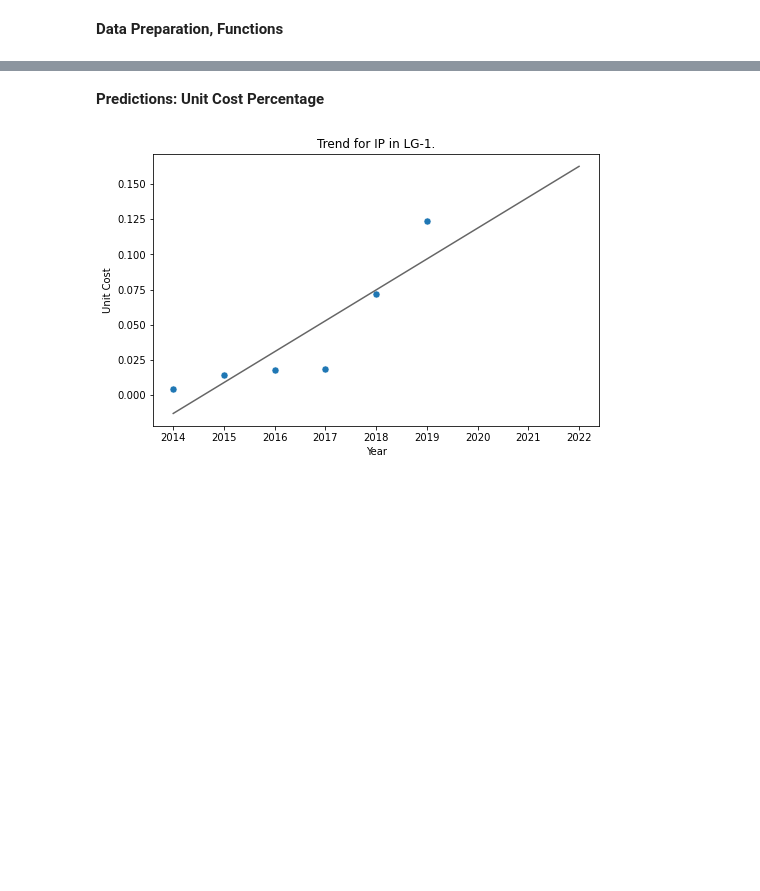
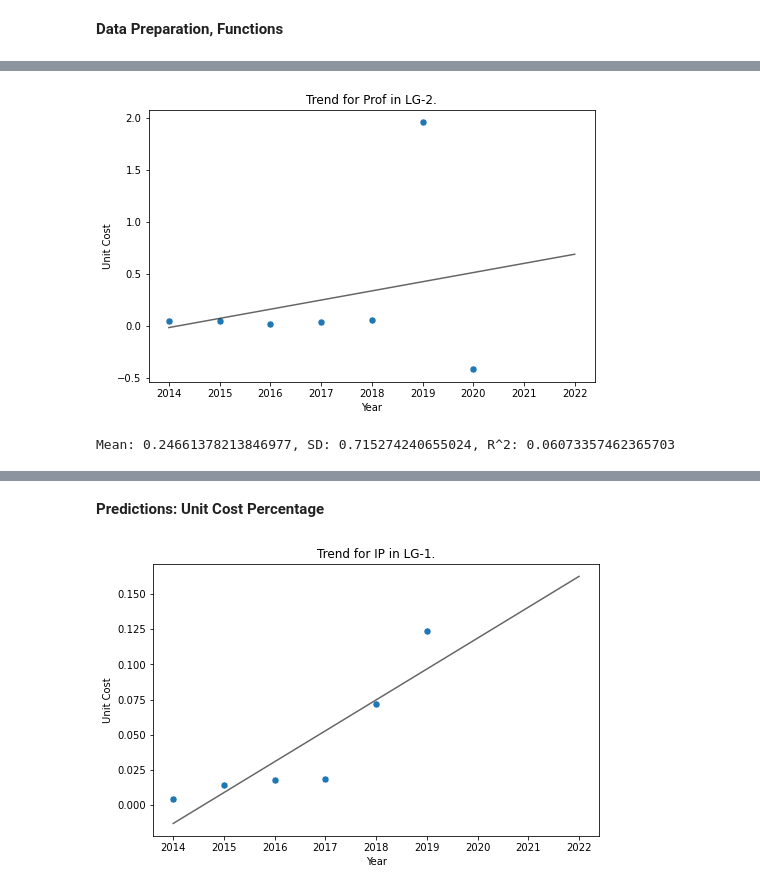
Before and after one commit to Kc1227/BAS-Case-Comp-2023, a Jupyter notebook: Code/Historical Model.ipynb, the cells around one changed output, grey strips where cells are left out. Drawn from its saved outputs; the diff is of its cells as text; code cells hidden in the pictures; blank space fills up the shorter version.

```diff
--- a/Code/Historical Model.ipynb
+++ b/Code/Historical Model.ipynb
@@ -58,0 +69,5 @@ def simple_plot(df, y, exclude_year = None, year_range = np.arange(2014, 2023, 1
+# %%
+simple_plot(trends_filter("LG-2", "Prof"), "Unit Cost", exclude_year = None)
+# %% [output]
+[figure, added]
+Mean: 0.24661378213846977, SD: 0.715274240655024, R^2: 0.06073357462365703
```
Also changed, not shown: parts of 10 cells of this notebook, 1 other file.
